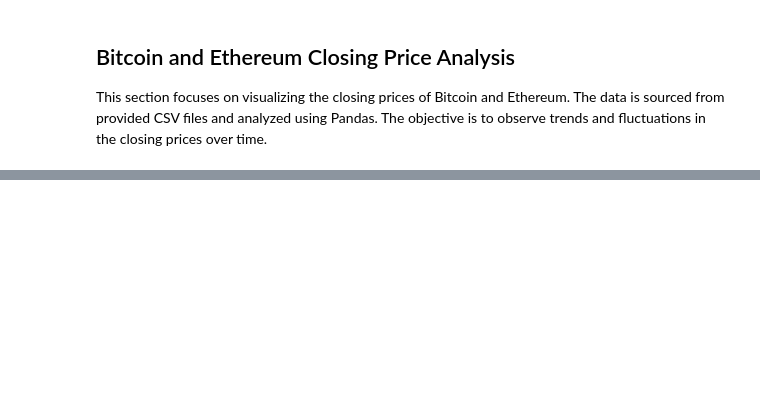
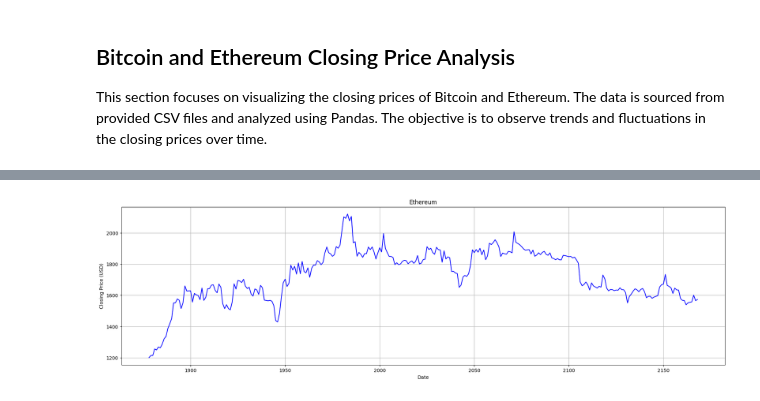
Before and after one commit to awonfs/analysoinnin_perusteet_2023, a Jupyter notebook: BitcoinProjectWork.ipynb, the cells around one changed output, grey strips where cells are left out. Saved outputs shown, nothing was run; the diff lists cells and outputs as text; code cells hidden in the pictures; blank space fills up the shorter version.

```diff
--- a/BitcoinProjectWork.ipynb
+++ b/BitcoinProjectWork.ipynb
@@ -73,0 +94,12 @@ plt.show()
+# %%
+# ETH 2023
+plt.figure(figsize=(50, 6))
+plt.subplot(1, 2, 2)
+plt.plot(eth_2023['Close'], label='Ethereum', color='blue')
+plt.title('Ethereum')
+plt.xlabel('Date')
+plt.ylabel('Closing Price (USD)')
+plt.grid(True)
+plt.show()
+# %% [output]
+[figure, added]
```
Also changed, not shown: parts of 6 cells of this notebook, 2 other files.
